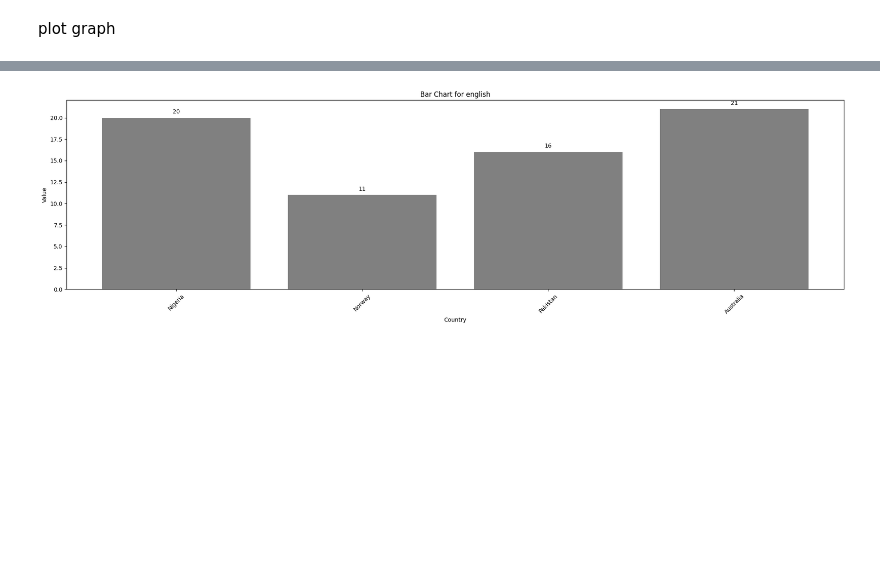
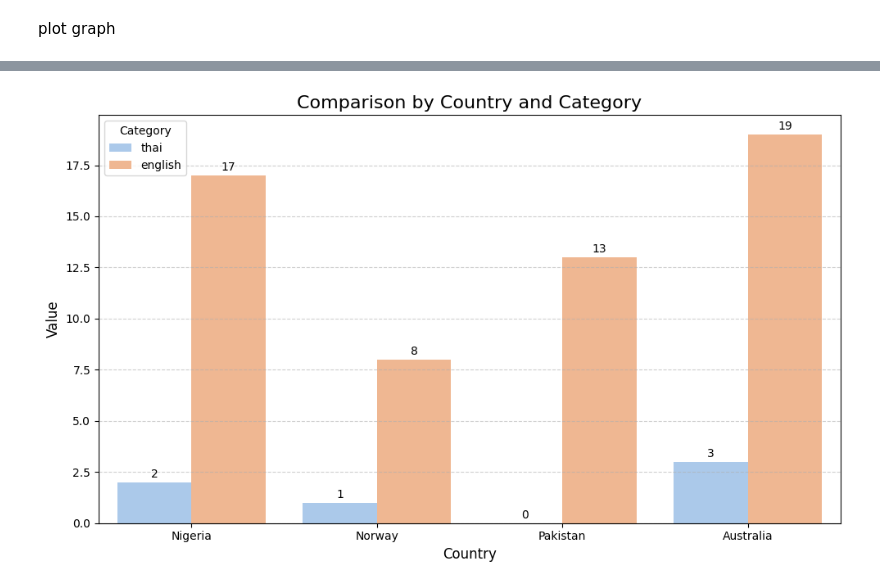
Before and after one commit to Best-spec/Summary-of-information-to-excel, a Jupyter notebook: count.ipynb, the cells around one changed output, grey strips where cells are left out. Drawn from its saved outputs; the diff is of its cells as text; code cells hidden in the pictures; blank space fills up the shorter version.

Commit message:
Little update graph

```diff
--- a/count.ipynb
+++ b/count.ipynb
@@ -80,13 +81,25 @@ with open('summary.csv', mode='w', newline='') as file:
 # %% [markdown]
 plot graph
 # %%
-%pip install seaborn
+
 import matplotlib.pyplot as plt
 import seaborn as sns
+import pandas as pd
 
+rows = []
+for category, countries in data.items():
+    for country, value in countries.items():
+        rows.append({'Category': category, 'Country': country, 'Value': value})
+
+df = pd.DataFrame(rows)
+print(df)
+pprint(rows)
 # ใช้ seaborn สำหรับกราฟแท่งกลุ่ม
 plt.figure(figsize=(10, 6))
-sns.barplot(data=df, x='Country', y='Value', hue='Category', palette='pastel')
+ax = sns.barplot(data=df, x='Country', y='Value', hue='Category', palette='pastel')
+
+for container in ax.containers:
+    ax.bar_label(container, fmt='%.0f', label_type='edge', padding=2)
 
 # แต่งกราฟ
 plt.title('Comparison by Country and Category', fontsize=16)
@@ -96,21 +109,4 @@ plt.grid(axis='y', linestyle='--', alpha=0.6)
 plt.legend(title='Category')
 plt.tight_layout()
 plt.show()
-# # ดึงข้อมูล
-# category = 'english'  # เปลี่ยนเป็นภาษาที่ต้องการ
-# countries = list(data[category].keys())
-# values = [int(v) for v in data[category].values()]
-
-# # วาดกราฟแท่ง
-# plt.figure(figsize=(20, 6))
-# plt.bar(countries, values, color='grey')
-# plt.xlabel('Country')
-# plt.ylabel('Value')
-# plt.title(f'Bar Chart for {category}')
-# plt.xticks(rotation=45)
-# for i, v in enumerate(values):
-#     plt.text(i, v + 0.5, str(v), ha='center')
-
-# plt.tight_layout()
-# plt.show()
 # %% [output]
@@ -134 +130 @@ Note: you may need to restart the kernel to use updated packages.
-[figure, old version]
+[figure, new version]
```
Also changed, not shown: parts of 2 cells of this notebook, 2 other files.
